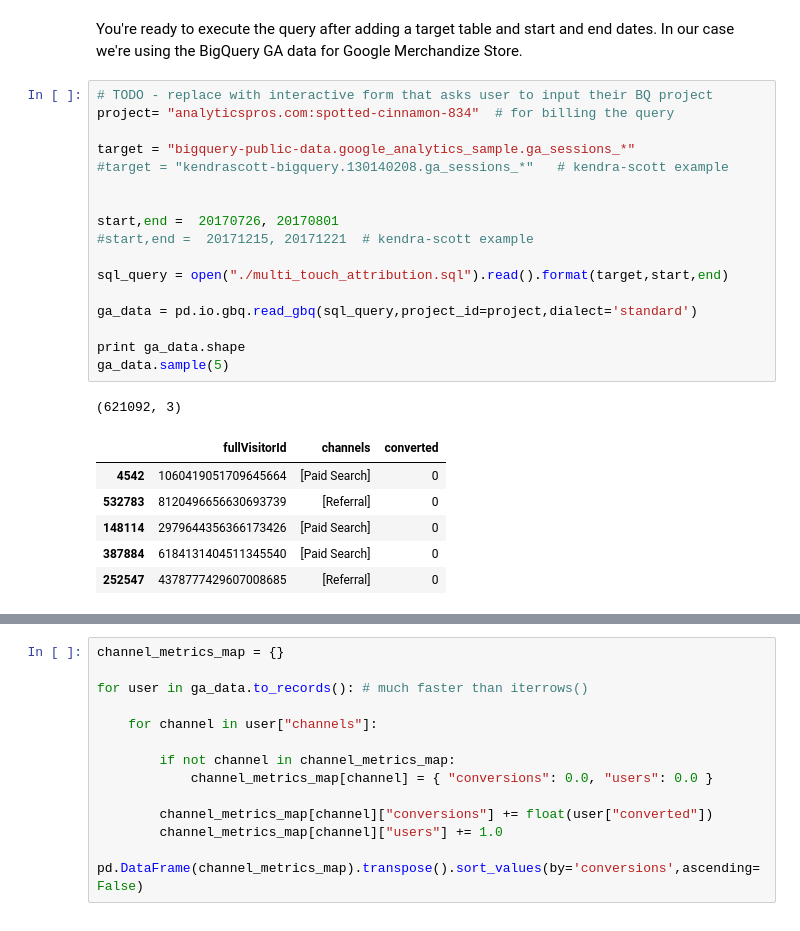
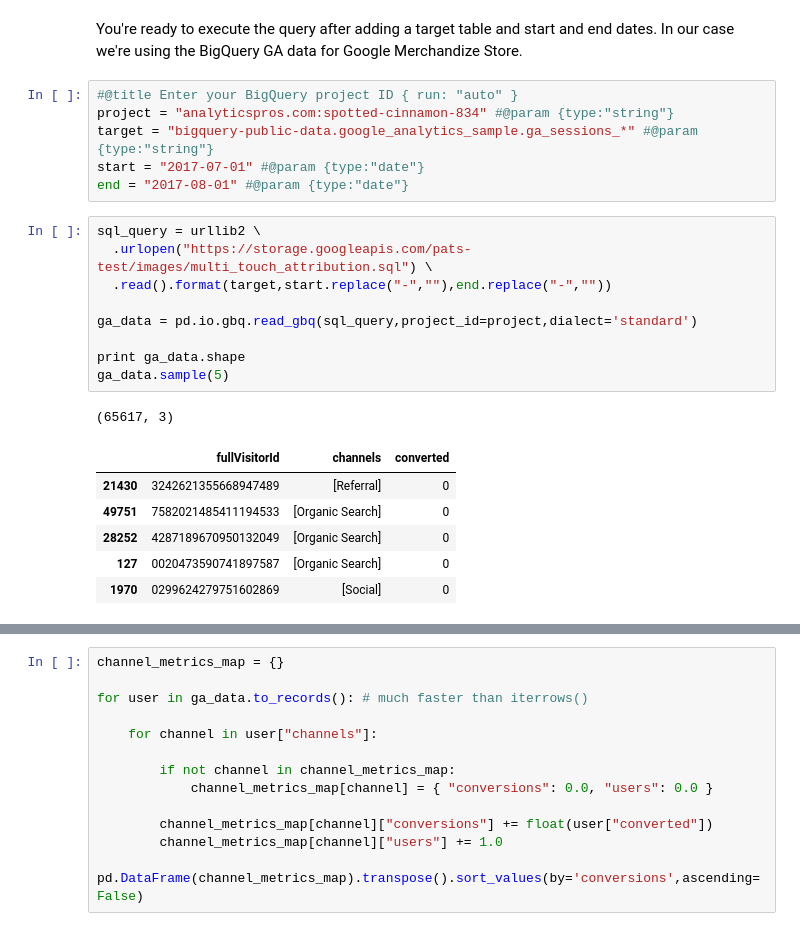
Before and after one commit to iampatgrady/Simple-Probabalistic-Model-For-Google-Analytics-Users, a Jupyter notebook: Multitouch_Attribution_Modeling.ipynb, the cells around one changed output, grey strips where cells are left out. Drawn from its saved outputs; the diff is of its cells as text.

```diff
--- a/Multitouch_Attribution_Modeling.ipynb
+++ b/Multitouch_Attribution_Modeling.ipynb
@@ -39,30 +33,28 @@ for fn in uploaded.keys():
 # %% [markdown]
 You're ready to execute the query after adding a target table and start and end dates. In our case we're using the BigQuery GA data for Google Merchandize Store.
-# %%
-# TODO - replace with interactive form that asks user to input their BQ project
-project= "analyticspros.com:spotted-cinnamon-834"  # for billing the query
-
-target = "bigquery-public-data.google_analytics_sample.ga_sessions_*"
-#target = "kendrascott-bigquery.130140208.ga_sessions_*"   # kendra-scott example
-
-
-start,end =  20170726, 20170801
-#start,end =  20171215, 20171221  # kendra-scott example
-
-sql_query = open("./multi_touch_attribution.sql").read().format(target,start,end)
-
-ga_data = pd.io.gbq.read_gbq(sql_query,project_id=project,dialect='standard')
-
-print ga_data.shape
-ga_data.sample(5)
-# %% [output]
-(621092, 3)
-|  | fullVisitorId | channels | converted |
-| 4542 | 1060419051709645664 | [Paid Search] | 0 |
-| 532783 | 8120496656630693739 | [Referral] | 0 |
-| 148114 | 2979644356366173426 | [Paid Search] | 0 |
-| 387884 | 6184131404511345540 | [Paid Search] | 0 |
-| 252547 | 4378777429607008685 | [Referral] | 0 |
+# %%
+#@title Enter your BigQuery project ID { run: "auto" }
+project = "analyticspros.com:spotted-cinnamon-834" #@param {type:"string"}
+target = "bigquery-public-data.google_analytics_sample.ga_sessions_*" #@param {type:"string"}
+start = "2017-07-01" #@param {type:"date"}
+end = "2017-08-01" #@param {type:"date"}
+# %%
+sql_query = urllib2 \
+  .urlopen("https://storage.googleapis.com/pats-test/images/multi_touch_attribution.sql") \
+  .read().format(target,start.replace("-",""),end.replace("-",""))
+
+ga_data = pd.io.gbq.read_gbq(sql_query,project_id=project,dialect='standard')
+
+print ga_data.shape
+ga_data.sample(5)
+# %% [output]
+(65617, 3)
+|  | fullVisitorId | channels | converted |
+| 21430 | 3242621355668947489 | [Referral] | 0 |
+| 49751 | 7582021485411194533 | [Organic Search] | 0 |
+| 28252 | 4287189670950132049 | [Organic Search] | 0 |
+| 127 | 0020473590741897587 | [Organic Search] | 0 |
+| 1970 | 0299624279751602869 | [Social] | 0 |
 # %% [markdown]
 ## Individual Channel Probability
 
```
Also changed, not shown: parts of 3 cells of this notebook.
